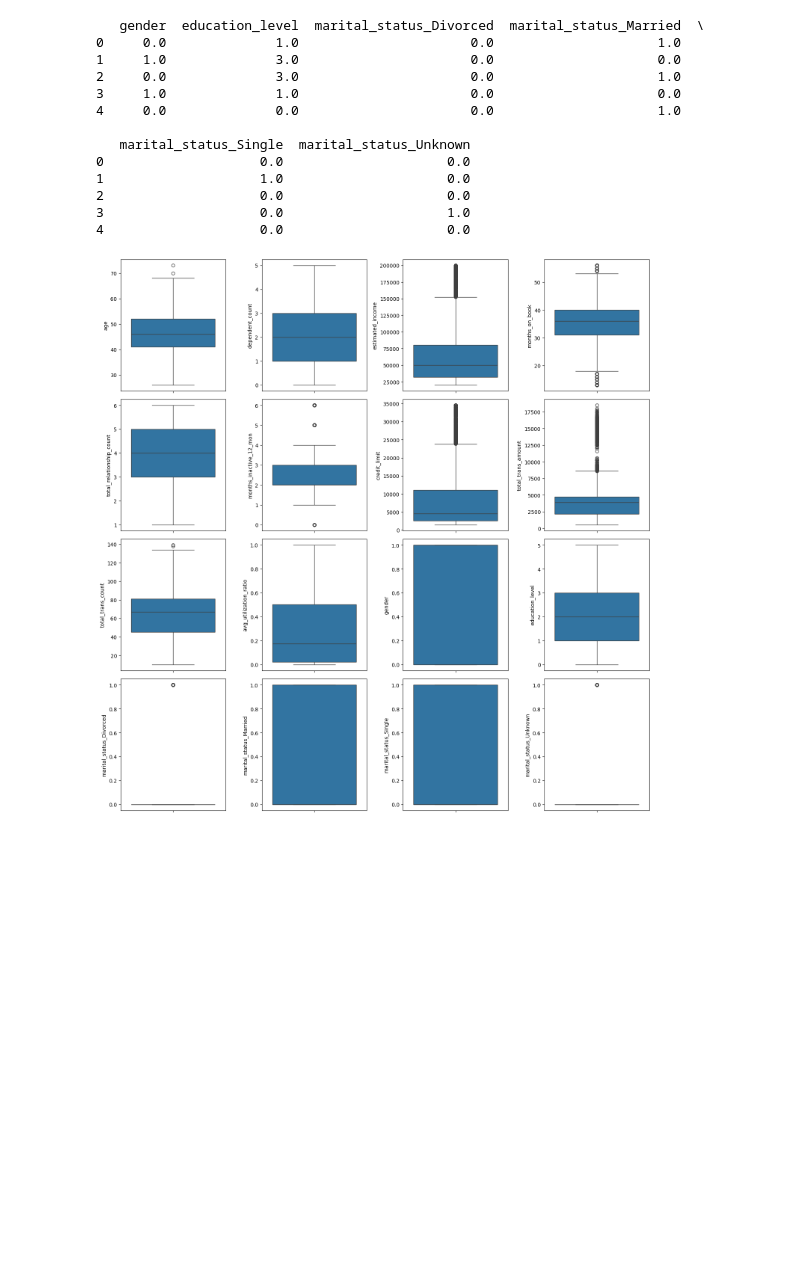
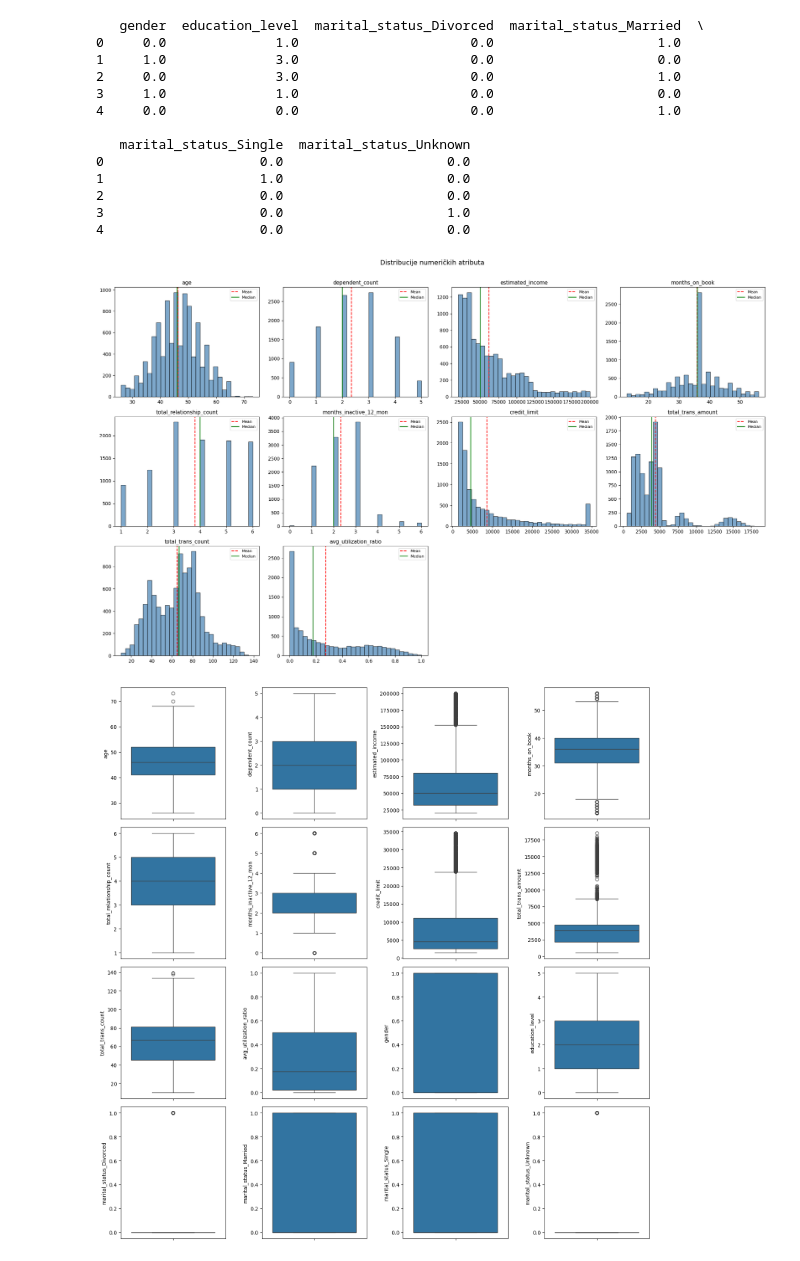
Before and after one commit to bazlooka/elfak-machine-learning, a Jupyter notebook: project 2/notebook.ipynb, the cells around one changed output. Cells and saved outputs as stored; diff of their text form; code cells hidden in the pictures; blank space fills up the shorter version.

```diff
--- a/project 2/notebook.ipynb
+++ b/project 2/notebook.ipynb
@@ -120,0 +109,9 @@ plt.show()
+# %%
+# Pregled jedinstvenih vrednosti
+print("Broj jedinstvenih vrednosti po koloni:")
+print(df.nunique())
+
+print("\n--- Kategoričke kolone ---")
+cat_cols = df.select_dtypes(include='object').columns
+for col in cat_cols:
+    print(f"\n{col}: {df[col].unique()}")
@@ -185,4 +200,30 @@ print(df[encoded_cols].head())
 2                    0.0                     0.0
 3                    0.0                     1.0
 4                    0.0                     0.0
+# %%
+import matplotlib.pyplot as plt
+
+# Distribucije numeričkih atributa
+num_cols = ['age', 'dependent_count', 'estimated_income', 'months_on_book',
+            'total_relationship_count', 'months_inactive_12_mon', 'credit_limit',
+            'total_trans_amount', 'total_trans_count', 'avg_utilization_ratio']
+
+fig, axes = plt.subplots(3, 4, figsize=(20, 12))
+axes = axes.flatten()
+
+for i, col in enumerate(num_cols):
+    axes[i].hist(df[col], bins=30, edgecolor='black', alpha=0.7, color='steelblue')
+    axes[i].set_title(col, fontsize=11)
+    axes[i].axvline(df[col].mean(), color='red', linestyle='--', label='Mean')
+    axes[i].axvline(df[col].median(), color='green', linestyle='-', label='Median')
+    axes[i].legend(fontsize=8)
+
+for j in range(len(num_cols), len(axes)):
+    axes[j].set_visible(False)
+
+plt.suptitle("Distribucije numeričkih atributa", fontsize=14, y=1.01)
+plt.tight_layout()
+plt.show()
+# %% [output]
+[figure, added]
 # %%
```
Also changed, not shown: parts of 11 cells of this notebook.
